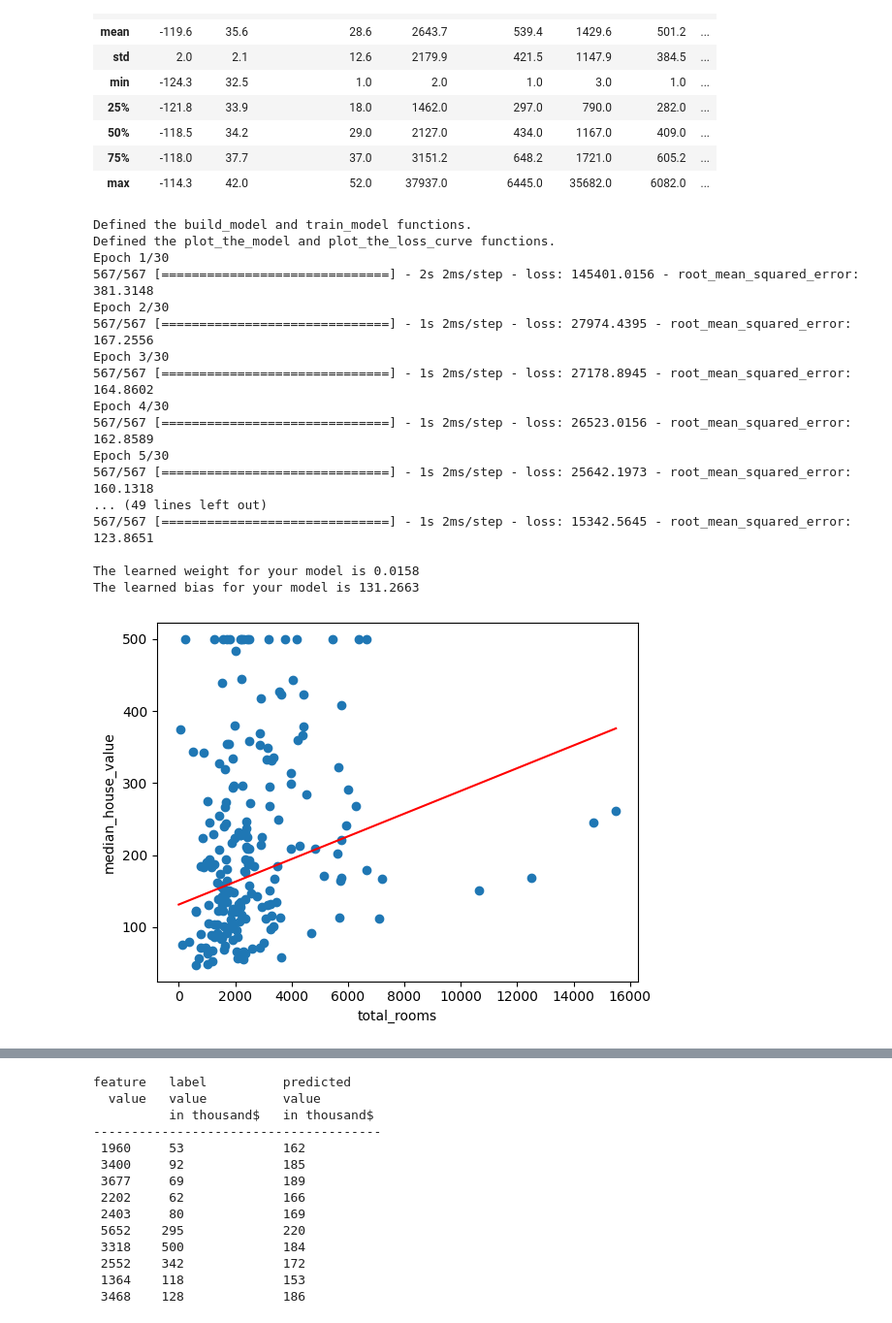
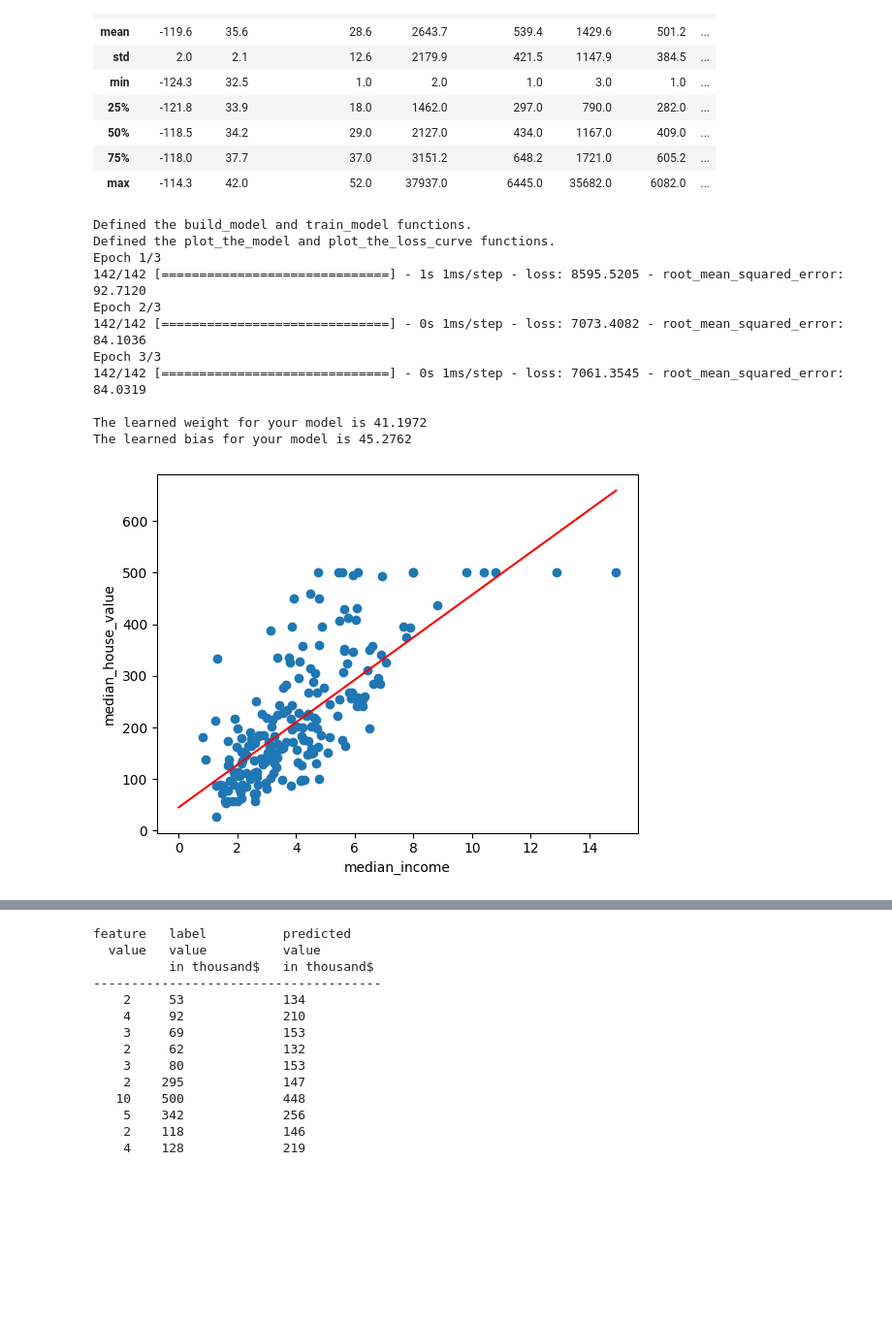
Before and after one commit to peg1163/Introduction_to_data_science, a Jupyter notebook: RLRD.ipynb, the cells around one changed output, grey strips where cells are left out. Shown: that part at 97% size. Saved outputs shown, nothing was run; the diff lists cells and outputs as text; code cells hidden in the pictures; blank space fills up the shorter version.

```diff
--- a/RLRD.ipynb
+++ b/RLRD.ipynb
@@ -55,6 +55,7 @@ def train_model(model, df, feature, label, epochs, batch_size):
 
     # Feed the model the feature and the label.
     # The model will train for the specified number of epochs.
+
     history = model.fit(x=df[feature],
                         y=df[label],
                         batch_size=batch_size,
@@ -129,50 +130,43 @@ def predict_house_values(n, feature, label):
         print ("%5.0f %6.0f %15.0f" % (training_df[feature][10000 + i],
                                        training_df[label][10000 + i],
                                        predicted_values[i][0] ))
 
 # The following variables are the hyperparameters.
-learning_rate = 0.01
-epochs = 30
-batch_size = 30
-
+learning_rate = 2
+epochs = 3
+batch_size = 120
 # Specify the feature and the label.
-my_feature = "total_rooms"  # the total number of rooms on a specific city block.
+my_feature = "median_income"  # the total number of rooms on a specific city block.
 my_label="median_house_value" # the median value of a house on a specific city block.
 # That is, you're going to create a model that predicts house value based
 # solely on total_rooms.
 
 # Discard any pre-existing version of the model.
 my_model = None
 
 # Invoke the functions.
 my_model = build_model(learning_rate)
 weight, bias, epochs, rmse = train_model(my_model, training_df,
                                          my_feature, my_label,
                                          epochs, batch_size)
 
 print("\nThe learned weight for your model is %.4f" % weight)
 print("The learned bias for your model is %.4f\n" % bias)
 
 plot_the_model(weight, bias, my_feature, my_label)
 plot_the_loss_curve(epochs, rmse)
 
 predict_house_values(10, my_feature, my_label)
 # %% [output]
 Defined the build_model and train_model functions.
 Defined the plot_the_model and plot_the_loss_curve functions.
-Epoch 1/30
-567/567 [==============================] - 2s 2ms/step - loss: 145401.0156 - root_mean_squared_error: 381.3148
-Epoch 2/30
-567/567 [==============================] - 1s 2ms/step - loss: 27974.4395 - root_mean_squared_error: 167.2556
-Epoch 3/30
-567/567 [==============================] - 1s 2ms/step - loss: 27178.8945 - root_mean_squared_error: 164.8602
-Epoch 4/30
-567/567 [==============================] - 1s 2ms/step - loss: 26523.0156 - root_mean_squared_error: 162.8589
-Epoch 5/30
-567/567 [==============================] - 1s 2ms/step - loss: 25642.1973 - root_mean_squared_error: 160.1318
-... (49 lines left out)
-567/567 [==============================] - 1s 2ms/step - loss: 15342.5645 - root_mean_squared_error: 123.8651
+Epoch 1/3
+142/142 [==============================] - 1s 1ms/step - loss: 8595.5205 - root_mean_squared_error: 92.7120
+Epoch 2/3
+142/142 [==============================] - 0s 1ms/step - loss: 7073.4082 - root_mean_squared_error: 84.1036
+Epoch 3/3
+142/142 [==============================] - 0s 1ms/step - loss: 7061.3545 - root_mean_squared_error: 84.0319
 
-The learned weight for your model is 0.0158
-The learned bias for your model is 131.2663
+The learned weight for your model is 41.1972
+The learned bias for your model is 45.2762
-[figure, old version]
+[figure, new version]
@@ -181,13 +175,13 @@ feature   label          predicted
   value   value          value
           in thousand$   in thousand$
 --------------------------------------
- 1960     53             162
- 3400     92             185
- 3677     69             189
- 2202     62             166
- 2403     80             169
- 5652    295             220
- 3318    500             184
- 2552    342             172
- 1364    118             153
- 3468    128             186
+    2     53             134
+    4     92             210
+    3     69             153
+    2     62             132
+    3     80             153
+    2    295             147
+   10    500             448
+    5    342             256
+    2    118             146
+    4    128             219
```
Also changed, not shown: parts of 11 cells of this notebook.
